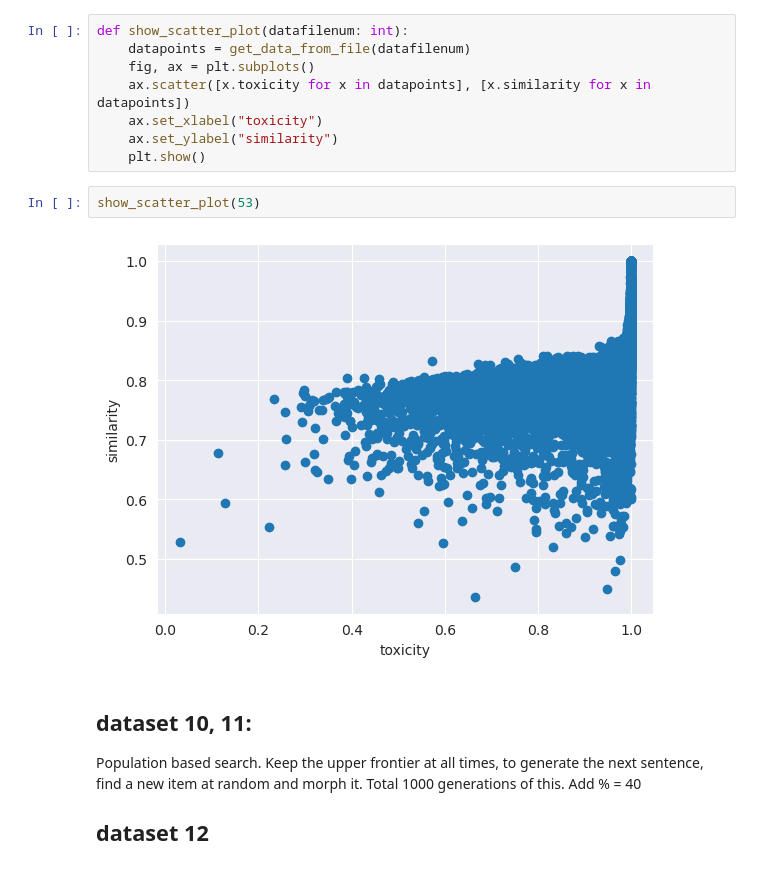
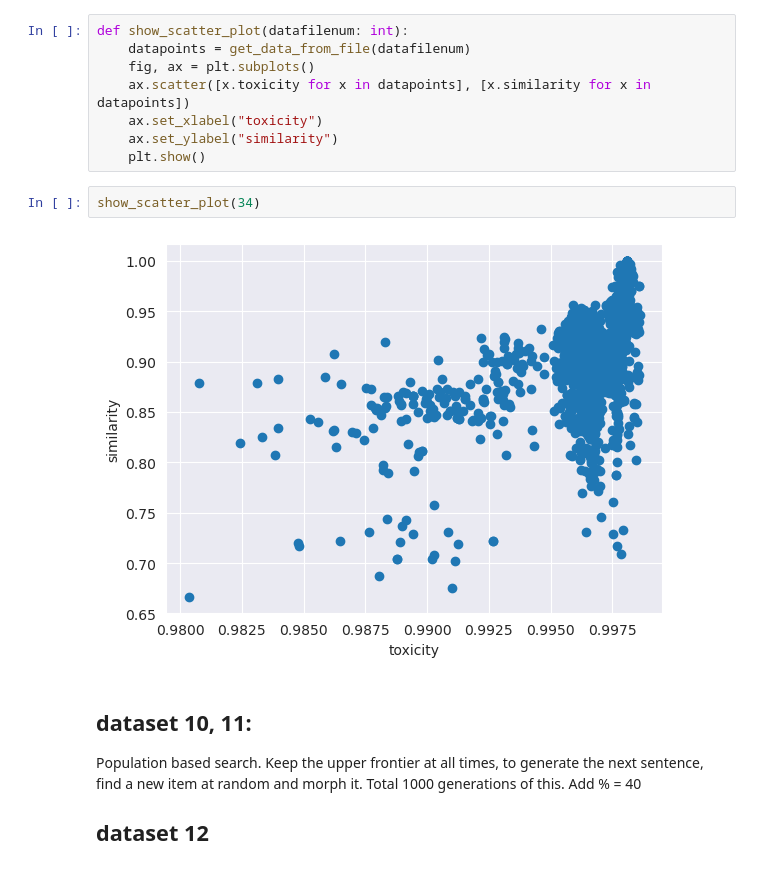
Before and after one commit to rajobasu/FYP, a Jupyter notebook: display/plotterntb.ipynb, the cells around one changed output. Cells and saved outputs as stored; diff of their text form.

```diff
--- a/display/plotterntb.ipynb
+++ b/display/plotterntb.ipynb
@@ -126,9 +120,9 @@ def show_scatter_plot(datafilenum: int):
     ax.set_ylabel("similarity")
     plt.show()
 # %%
-show_scatter_plot(53)
+show_scatter_plot(34)
 # %% [output]
-[figure, old version]
+[figure, new version]
 # %% [markdown]
 ## dataset 10, 11:
 Population based search. Keep the upper frontier at all times, to generate the next sentence, find a new item at random and morph it. Total 1000 generations of this. Add % = 40
```
Also changed, not shown: parts of 2 cells of this notebook, 9 other files.
